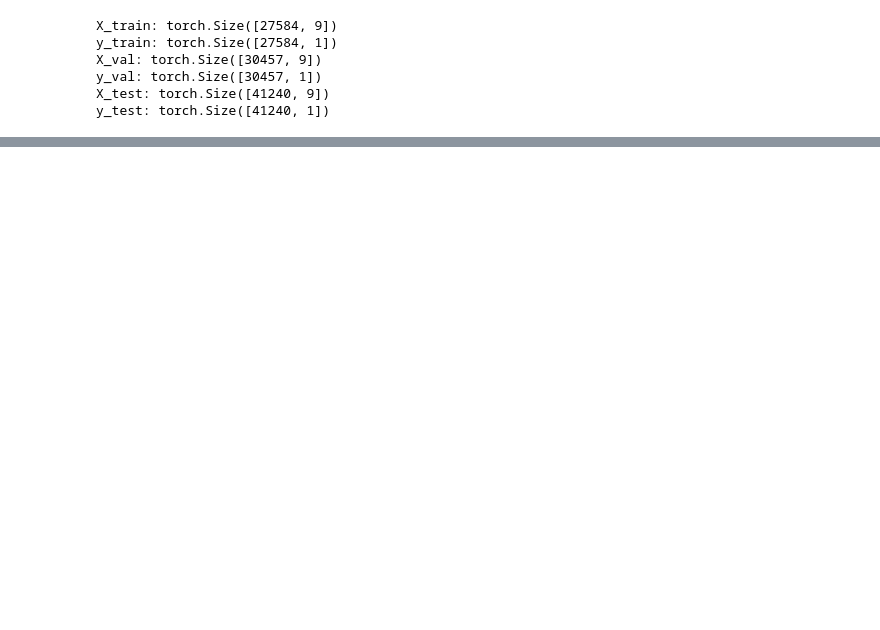
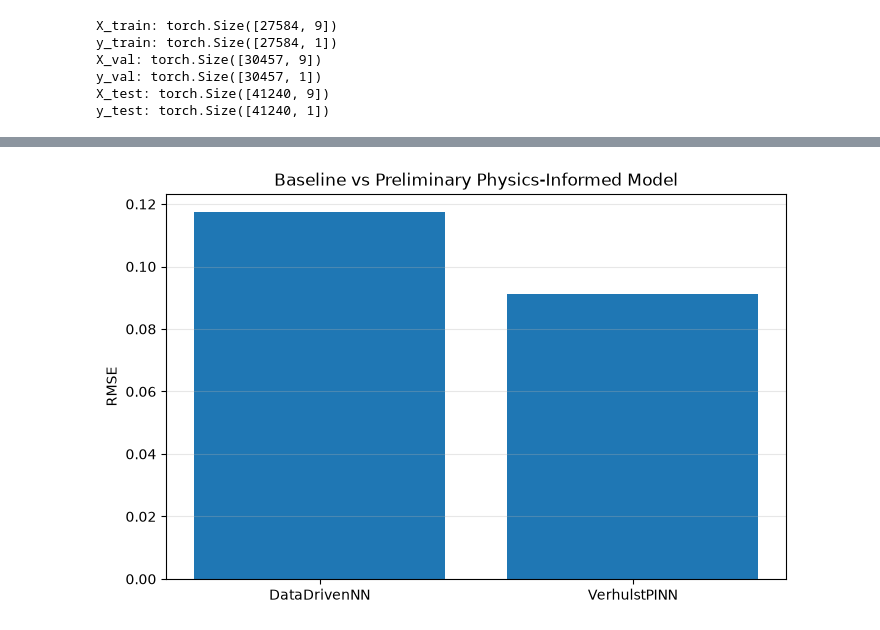
Before and after one commit to runningpoem30/pinn-lithium-ion, a Jupyter notebook: baseline.ipynb, the cells around one changed output, grey strips where cells are left out. Saved outputs shown, nothing was run; the diff lists cells and outputs as text; code cells hidden in the pictures; blank space fills up the shorter version.

```diff
--- a/baseline.ipynb
+++ b/baseline.ipynb
@@ -457,0 +562,24 @@ plt.show()
+# %%
+def pinn_loss(model, X, y, lambda_physics=0.1):
+
+    prediction = model(X)
+
+    # Data loss
+    data_loss = nn.functional.mse_loss(
+        prediction,
+        y
+    )
+
+    # Physics loss
+    p_loss = physics_loss(
+        model,
+        X
+    )
+
+    # Total loss
+    total_loss = (
+        data_loss
+        + lambda_physics * p_loss
+    )
+
+    return total_loss, data_loss, p_loss
@@ -457,0 +740,17 @@ plt.show()
+# %%
+import matplotlib.pyplot as plt
+
+plt.figure(figsize=(8, 5))
+
+plt.bar(
+    ["DataDrivenNN", "VerhulstPINN"],
+    [baseline_rmse, pinn_rmse]
+)
+
+plt.ylabel("RMSE")
+plt.title("Baseline vs Preliminary Physics-Informed Model")
+plt.grid(axis="y", alpha=0.3)
+
+plt.show()
+# %% [output]
+[figure, added]
```
Also changed, not shown: parts of 14 cells of this notebook, 3 other files.
